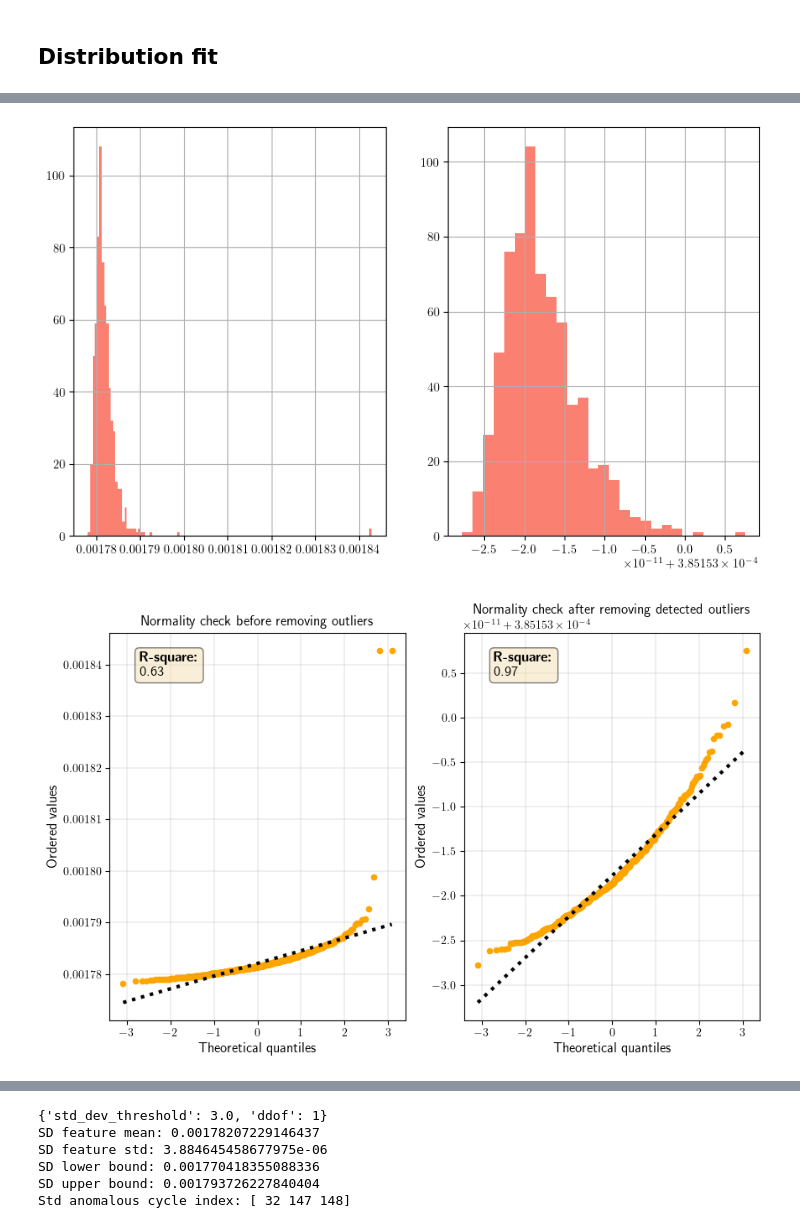
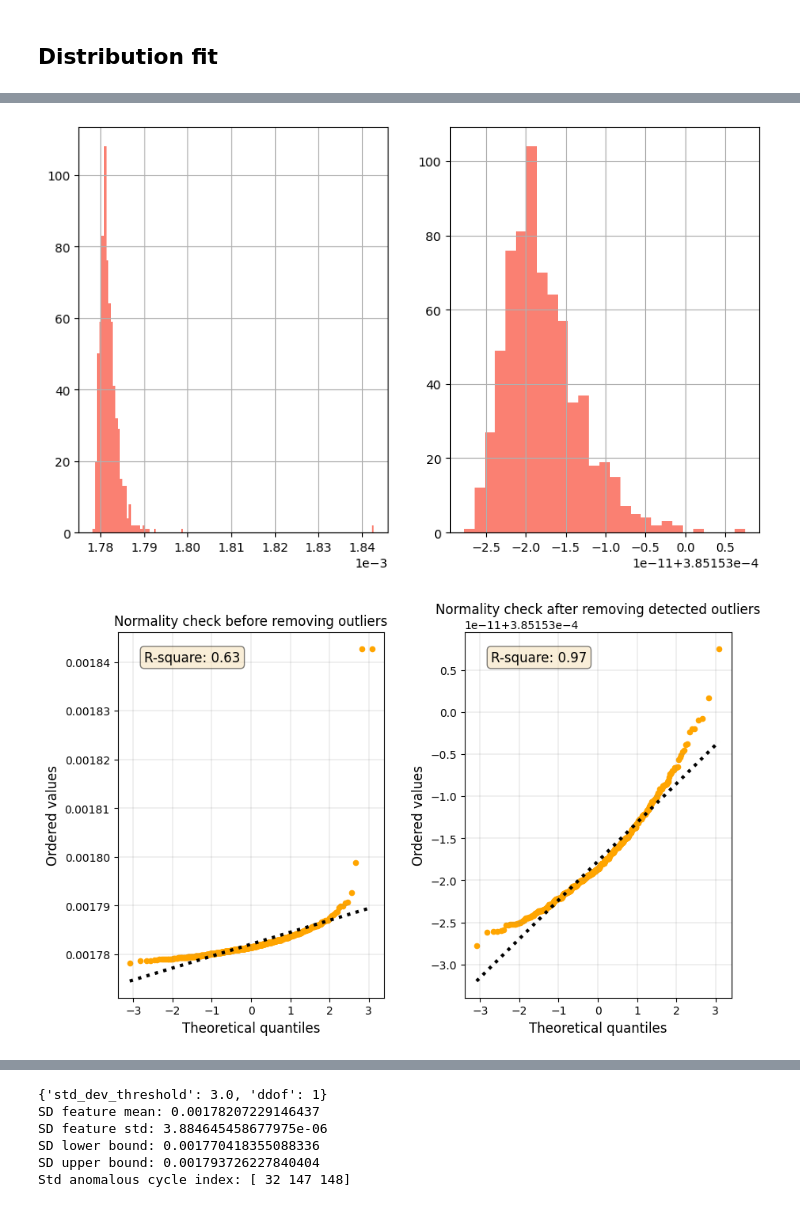
Before and after one commit to meichinpang/osbad, a Jupyter notebook: stats/stats_01_standard_deviation.ipynb, the cells around one changed output, grey strips where cells are left out. Cells and saved outputs as stored; diff of their text form; code cells hidden in the pictures.

```diff
--- a/stats/stats_01_standard_deviation.ipynb
+++ b/stats/stats_01_standard_deviation.ipynb
@@ -10,14 +10,10 @@ import pprint
 
 # Third-party libraries
 import duckdb
-import fireducks.pandas as pd
+import pandas as pd
 import matplotlib as mpl
 import matplotlib.pyplot as plt
 import numpy as np
-import optuna
-from matplotlib import rcParams
-
-rcParams["text.usetex"] = True
 
 # Custom osbad library for anomaly detection
 import osbad.config as bconf
@@ -790,11 +790,12 @@ df_max_dQ_2nd_iter
 # from confusion matrix
 import matplotlib as mpl
 mpl.rcParams.update(mpl.rcParamsDefault)
-rcParams["text.usetex"] = True
 
 fig, (ax1, ax2) = plt.subplots(
     1, 2,
     figsize=(10, 6))
+
+plt.subplots_adjust(wspace=0.3)
 
 axplot1 = bviz.plot_quantiles(
     xdata=df_max_dQ["max_diff"],
@@ -899,11 +894,18 @@ ax1.grid()
 ax2.hist(yftarget_2nditer, bins="auto", color="salmon")
 ax2.grid()
 
+ax1.ticklabel_format(axis='x', style='sci', scilimits=(-2, 2))
+ax2.ticklabel_format(axis='x', style='sci', scilimits=(-2, 2))
+
 plt.show()
 # %% [output]
-[figure, old version]
+[figure, new version]
 # %%
-fig, (ax1, ax2) = plt.subplots(1, 2, figsize=(10, 6))
+fig, (ax1, ax2) = plt.subplots(
+    1, 2,
+    figsize=(10, 6))
+
+plt.subplots_adjust(wspace=0.3)
 
 axplot1 = bviz.plot_quantiles(
     xdata=yftarget,
@@ -912,34 +914,34 @@ axplot1 = bviz.plot_quantiles(
     validate=False)
 
 axplot1.set_title(
     "Normality check before removing outliers")
 
 axplot2 = bviz.plot_quantiles(
     xdata=yftarget_2nditer,
     ax=ax2,
     fit=True,
     validate=False)
 
 axplot2.set_title(
     "Normality check after removing detected outliers")
 
 output_fig_filename = (
     "sd_normality_check_yj_"
     + selected_cell_label
     + ".png")
 
 fig_output_path = (
     selected_cell_artifacts_dir
     .joinpath(output_fig_filename))
 
 plt.savefig(
     fig_output_path,
     dpi=600,
     bbox_inches="tight")
 
 plt.show()
 # %% [output]
-[figure, old version]
+[figure, new version]
 # %%
 axplot = bviz.plot_histogram_with_distribution_fit(
     df_variable=yftarget_2nditer,
```
Also changed, not shown: parts of 31 cells of this notebook, 4 other files.
